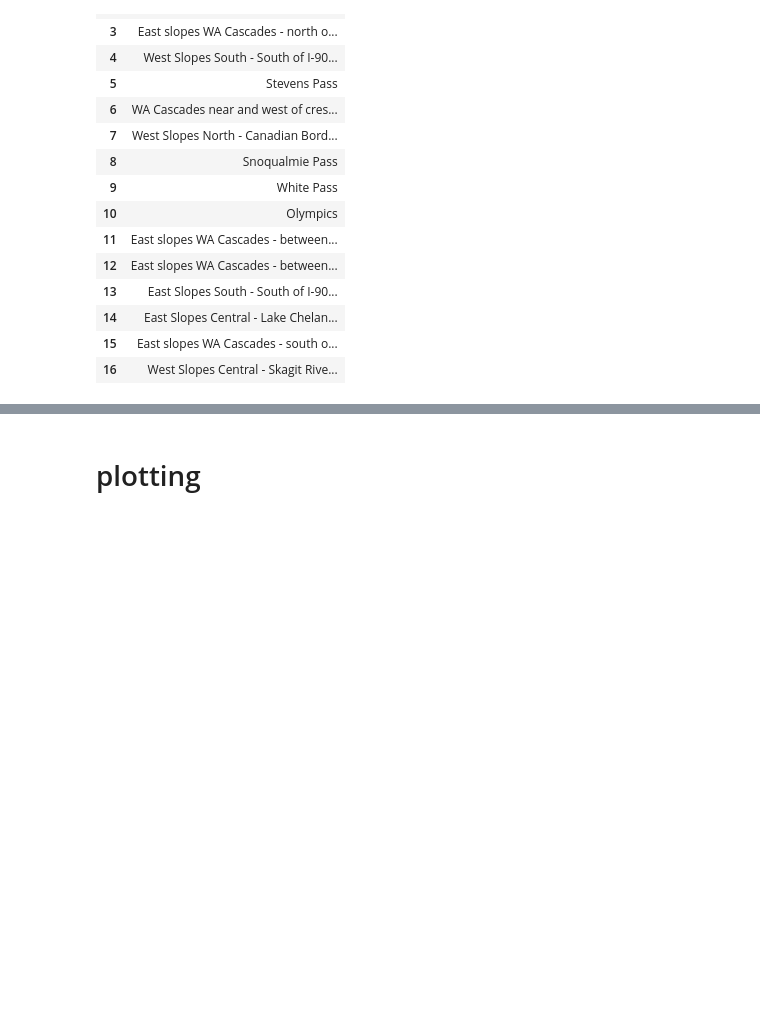
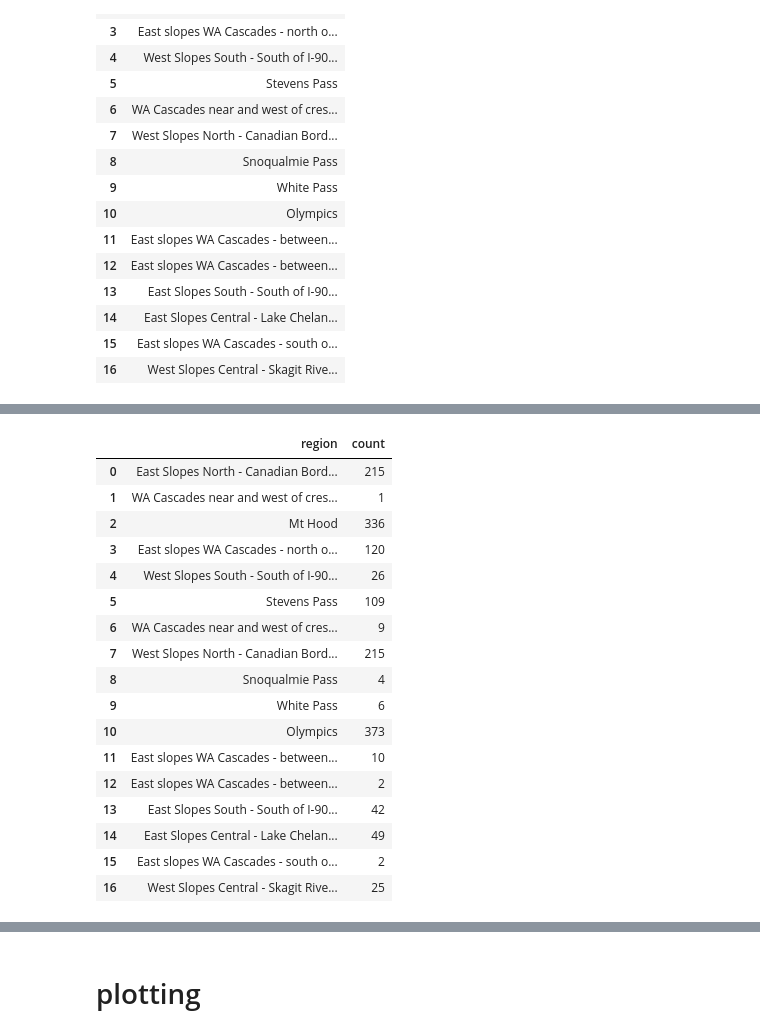
Before and after one commit to baldwint/snotelier, a Jupyter notebook: nwac.ipynb, the cells around one changed output, grey strips where cells are left out. Saved outputs shown, nothing was run; the diff lists cells and outputs as text; code cells hidden in the pictures; blank space fills up the shorter version.

```diff
--- a/nwac.ipynb
+++ b/nwac.ipynb
@@ -714,0 +748,21 @@ to do!
+# %%
+pd.read_sql_query('select region, count(region) from reports group by region;', engine)
+# %% [output]
+|  | region | count |
+| 0 | East Slopes North - Canadian Bord... | 215 |
+| 1 | WA Cascades near and west of cres... | 1 |
+| 2 | Mt Hood | 336 |
+| 3 | East slopes WA Cascades - north o... | 120 |
+| 4 | West Slopes South - South of I-90... | 26 |
+| 5 | Stevens Pass | 109 |
+| 6 | WA Cascades near and west of cres... | 9 |
+| 7 | West Slopes North - Canadian Bord... | 215 |
+| 8 | Snoqualmie Pass | 4 |
+| 9 | White Pass | 6 |
+| 10 | Olympics | 373 |
+| 11 | East slopes WA Cascades - between... | 10 |
+| 12 | East slopes WA Cascades - between... | 2 |
+| 13 | East Slopes South - South of I-90... | 42 |
+| 14 | East Slopes Central - Lake Chelan... | 49 |
+| 15 | East slopes WA Cascades - south o... | 2 |
+| 16 | West Slopes Central - Skagit Rive... | 25 |
```
Also changed, not shown: parts of 70 cells of this notebook.
